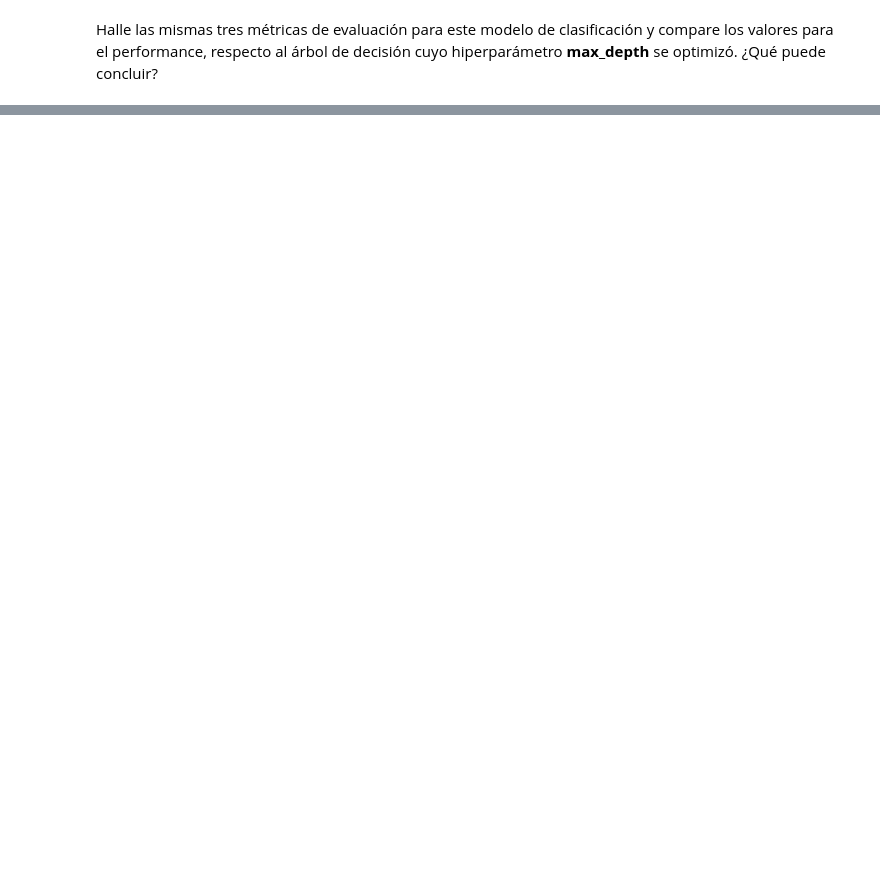
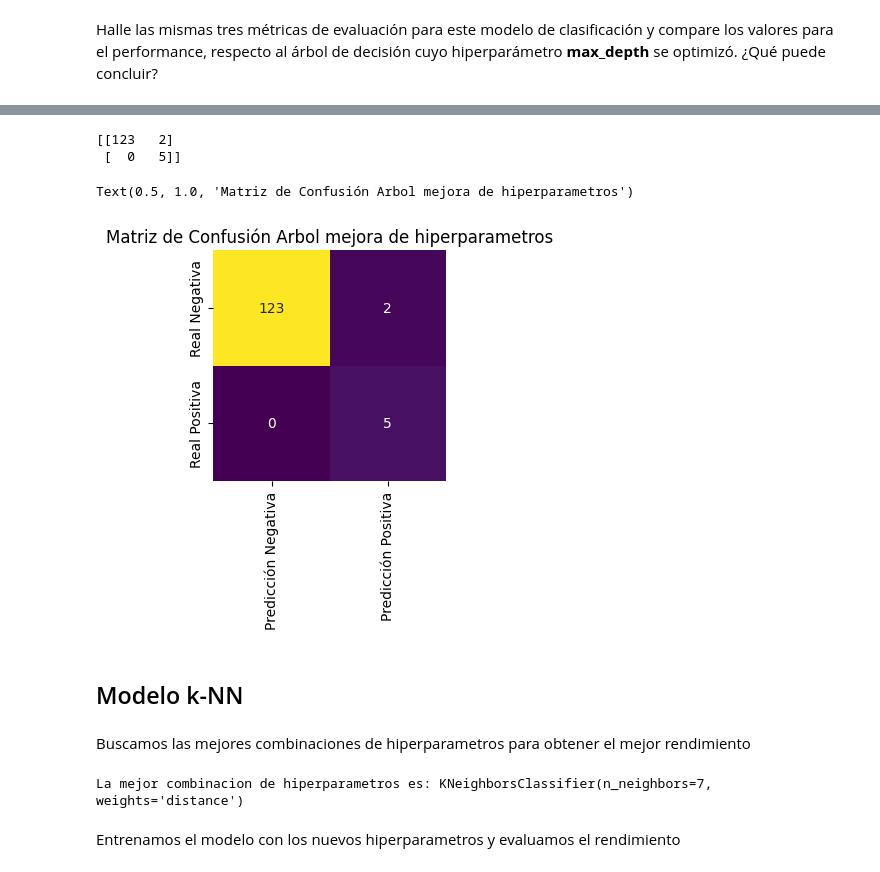
Before and after one commit to ASGuzman/ProyectoIntegradorM6, a Jupyter notebook: Proyecto_Integrador_3_Modelamiento.ipynb, the cells around one changed output, grey strips where cells are left out. Drawn from its saved outputs; the diff is of its cells as text; code cells hidden in the pictures; blank space fills up the shorter version.

```diff
--- a/Proyecto_Integrador_3_Modelamiento.ipynb
+++ b/Proyecto_Integrador_3_Modelamiento.ipynb
@@ -209,0 +315,13 @@ R/
+# %%
+modelo_arbol5 = DecisionTreeClassifier(random_state=42)
+parametros_grid_arbol = {'max_depth': [None, 5, 10, 15],
+                         'min_samples_split': [2, 5, 10],
+                         'min_samples_leaf': [1, 2, 4]}
+
+grid_search_arbol = GridSearchCV(modelo_arbol5, parametros_grid_arbol, cv=5, scoring='f1')
+
+grid_search_arbol.fit(X_train, y_train)
+
+mejor_modelo_arbol = grid_search_arbol.best_estimator_
+
+print(f"La mejor combinacion de hiperparametros es: {mejor_modelo_arbol}")
@@ -209,0 +333,8 @@ R/
+# %%
+mejor_modelo_arbol.fit(X_train, y_train)
+
+y_pred_arbol = mejor_modelo_arbol.predict(X_test)
+
+print("Árbol de Decisión Mejorado:")
+print(classification_report(y_test, y_pred_arbol))
+print(f"Exactitud: {accuracy_score(y_test, y_pred_arbol)}")
@@ -209,0 +353,30 @@ R/
+# %%
+matriz_confusion5 = confusion_matrix(y_pred_arbol, y_test)
+print(matriz_confusion5)
+
+plt.figure(figsize=(3,3))
+sns.heatmap(matriz_confusion5, annot=True,fmt="d", cmap="viridis", cbar=False,
+            xticklabels=['Predicción Negativa', 'Predicción Positiva'],
+            yticklabels=['Real Negativa', 'Real Positiva'])
+plt.title('Matriz de Confusión Arbol mejora de hiperparametros')
+# %% [output]
+[[123   2]
+ [  0   5]]
+Text(0.5, 1.0, 'Matriz de Confusión Arbol mejora de hiperparametros')
+[figure, added]
+# %% [markdown]
+## Modelo k-NN
+# %% [markdown]
+Buscamos las mejores combinaciones de hiperparametros para obtener el mejor rendimiento
+# %%
+model_knn_2 = KNeighborsClassifier()
+parametros_grid_knn = {'n_neighbors': [3, 5, 7, 9, 11],
+                       'weights': ['uniform', 'distance']}
+grid_search_knn = GridSearchCV(modelo_knn_2,parametros_grid_knn, cv= 5, scoring="f1")
+grid_search_knn.fit(X_train, y_train)
+mejor_modelo_knn = grid_search_knn.best_estimator_
+print(f"La mejor combinacion de hiperparametros es: {mejor_modelo_knn}")
+# %% [output]
+La mejor combinacion de hiperparametros es: KNeighborsClassifier(n_neighbors=7, weights='distance')
+# %% [markdown]
+Entrenamos el modelo con los nuevos hiperparametros y evaluamos el rendimiento
```
Also changed, not shown: parts of 31 cells of this notebook.
